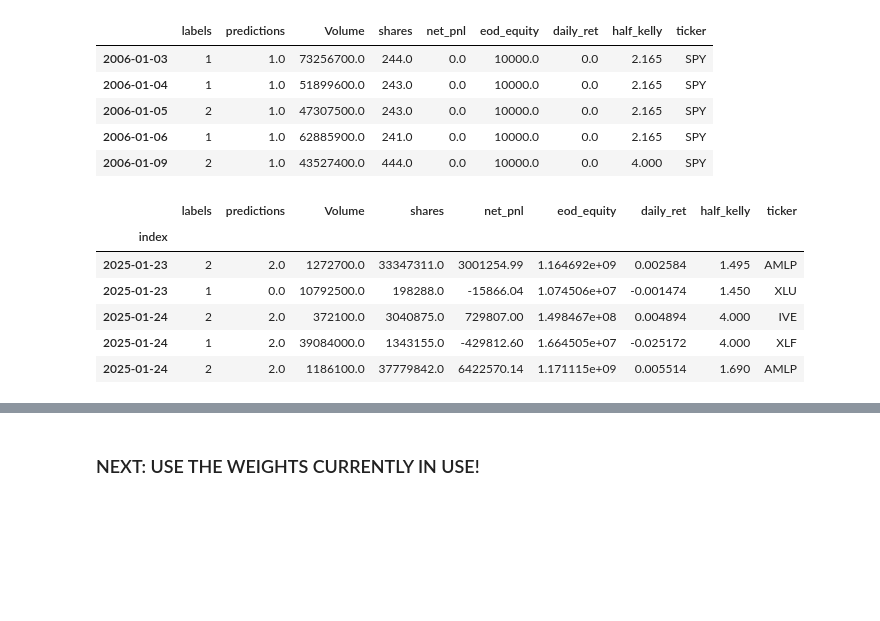
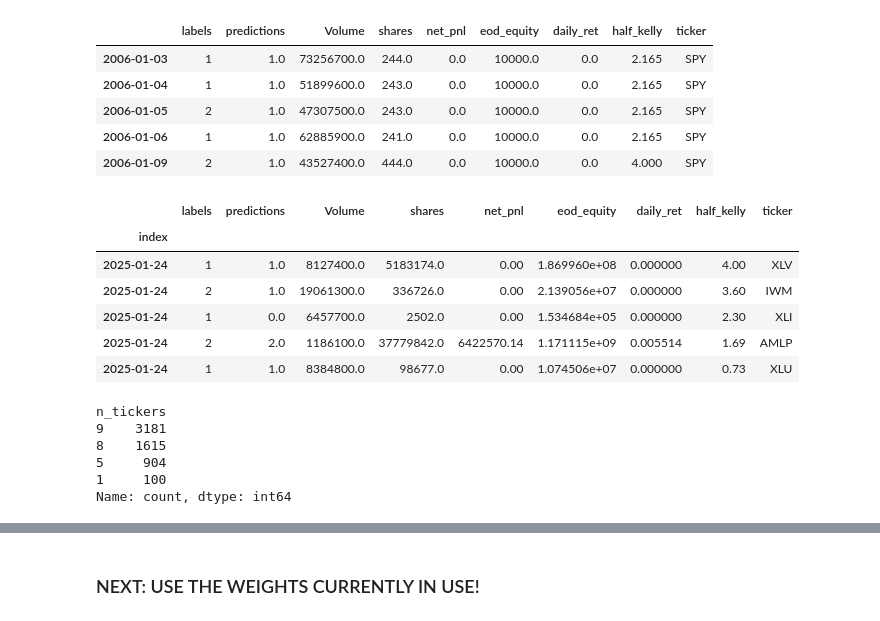
Before and after one commit to jessie-blue/ATS_Development, a Jupyter notebook: Strat_1/Portfolio_Backtest.ipynb, the cells around one changed output, grey strips where cells are left out. Cells and saved outputs as stored; diff of their text form; code cells hidden in the pictures; blank space fills up the shorter version.

```diff
--- a/Strat_1/Portfolio_Backtest.ipynb
+++ b/Strat_1/Portfolio_Backtest.ipynb
@@ -70,20 +70,20 @@ df.head()
 # %%
 df = df.dropna()
 df = df.reset_index()
 df['index'] = pd.to_datetime(df['index'])
-df = df[df['daily_ret'] != 0]
+#df = df[df['daily_ret'] != 0] #### removes symbols from the data which do not trade on that day
 
 df = df.sort_values(by = ['index', 'half_kelly'], ascending=[True, False], axis = 0)
 df = df.set_index('index')
 df.tail()
 # %% [output]
 |  | labels | predictions | Volume | shares | net_pnl | eod_equity | daily_ret | half_kelly | ticker |
 | index |  |  |  |  |  |  |  |  |  |
-| 2025-01-23 | 2 | 2.0 | 1272700.0 | 33347311.0 | 3001254.99 | 1.164692e+09 | 0.002584 | 1.495 | AMLP |
-| 2025-01-23 | 1 | 0.0 | 10792500.0 | 198288.0 | -15866.04 | 1.074506e+07 | -0.001474 | 1.450 | XLU |
-| 2025-01-24 | 2 | 2.0 | 372100.0 | 3040875.0 | 729807.00 | 1.498467e+08 | 0.004894 | 4.000 | IVE |
-| 2025-01-24 | 1 | 2.0 | 39084000.0 | 1343155.0 | -429812.60 | 1.664505e+07 | -0.025172 | 4.000 | XLF |
-| 2025-01-24 | 2 | 2.0 | 1186100.0 | 37779842.0 | 6422570.14 | 1.171115e+09 | 0.005514 | 1.690 | AMLP |
+| 2025-01-24 | 1 | 1.0 | 8127400.0 | 5183174.0 | 0.00 | 1.869960e+08 | 0.000000 | 4.00 | XLV |
+| 2025-01-24 | 2 | 1.0 | 19061300.0 | 336726.0 | 0.00 | 2.139056e+07 | 0.000000 | 3.60 | IWM |
+| 2025-01-24 | 1 | 0.0 | 6457700.0 | 2502.0 | 0.00 | 1.534684e+05 | 0.000000 | 2.30 | XLI |
+| 2025-01-24 | 2 | 2.0 | 1186100.0 | 37779842.0 | 6422570.14 | 1.171115e+09 | 0.005514 | 1.69 | AMLP |
+| 2025-01-24 | 1 | 1.0 | 8384800.0 | 98677.0 | 0.00 | 1.074506e+07 | 0.000000 | 0.73 | XLU |
 # %%
 ### TOP HK VALUES
 
@@ -96,5 +96,12 @@ date_range = [date for date in date_range if date not in us_holidays]
 traded_tickers = df.groupby(level=0)['half_kelly'].count().to_frame()
 traded_tickers.columns = ['n_tickers']
 traded_tickers.n_tickers.value_counts()
+# %% [output]
+n_tickers
+9    3181
+8    1615
+5     904
+1     100
+Name: count, dtype: int64
 # %%
 #df.merge(traded_tickers, left_index=True, right_index = True)
```
Also changed, not shown: parts of 19 cells of this notebook, 35 other files.
